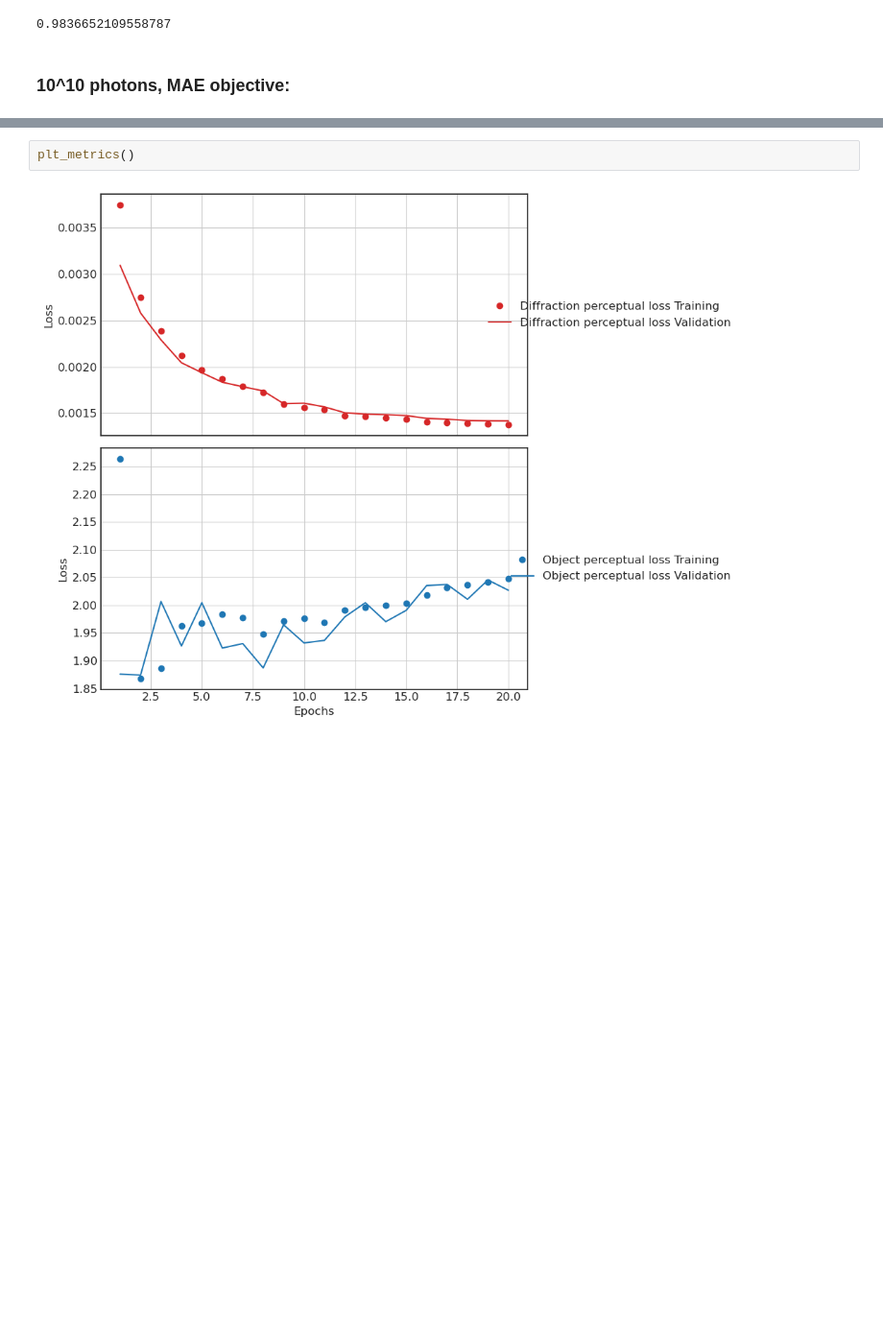
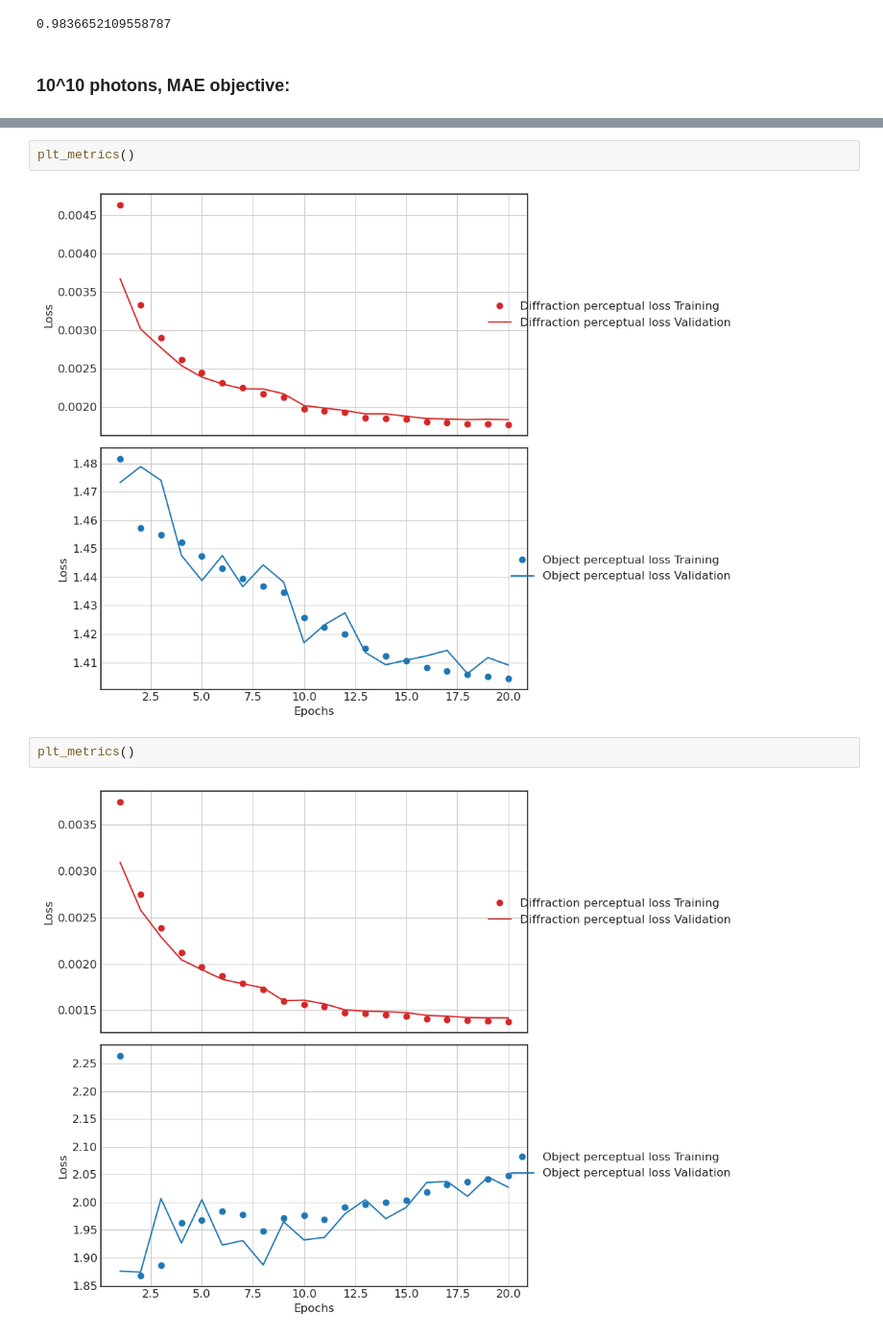
Before and after one commit to hoidn/PtychoPINN, a Jupyter notebook: tf_ptycho_autoencoder.ipynb, the cells around one changed output, grey strips where cells are left out. Shown at 96% size. Drawn from its saved outputs; the diff is of its cells as text; blank space fills up the shorter version.

```diff
--- a/tf_ptycho_autoencoder.ipynb
+++ b/tf_ptycho_autoencoder.ipynb
@@ -754,3 +740,7 @@ summarize(20)
+# %%
+plt_metrics()
+# %% [output]
+[figure, added]
 # %%
 plt_metrics()
 # %% [output]
```
Also changed, not shown: parts of 16 cells of this notebook, 18 other files.
